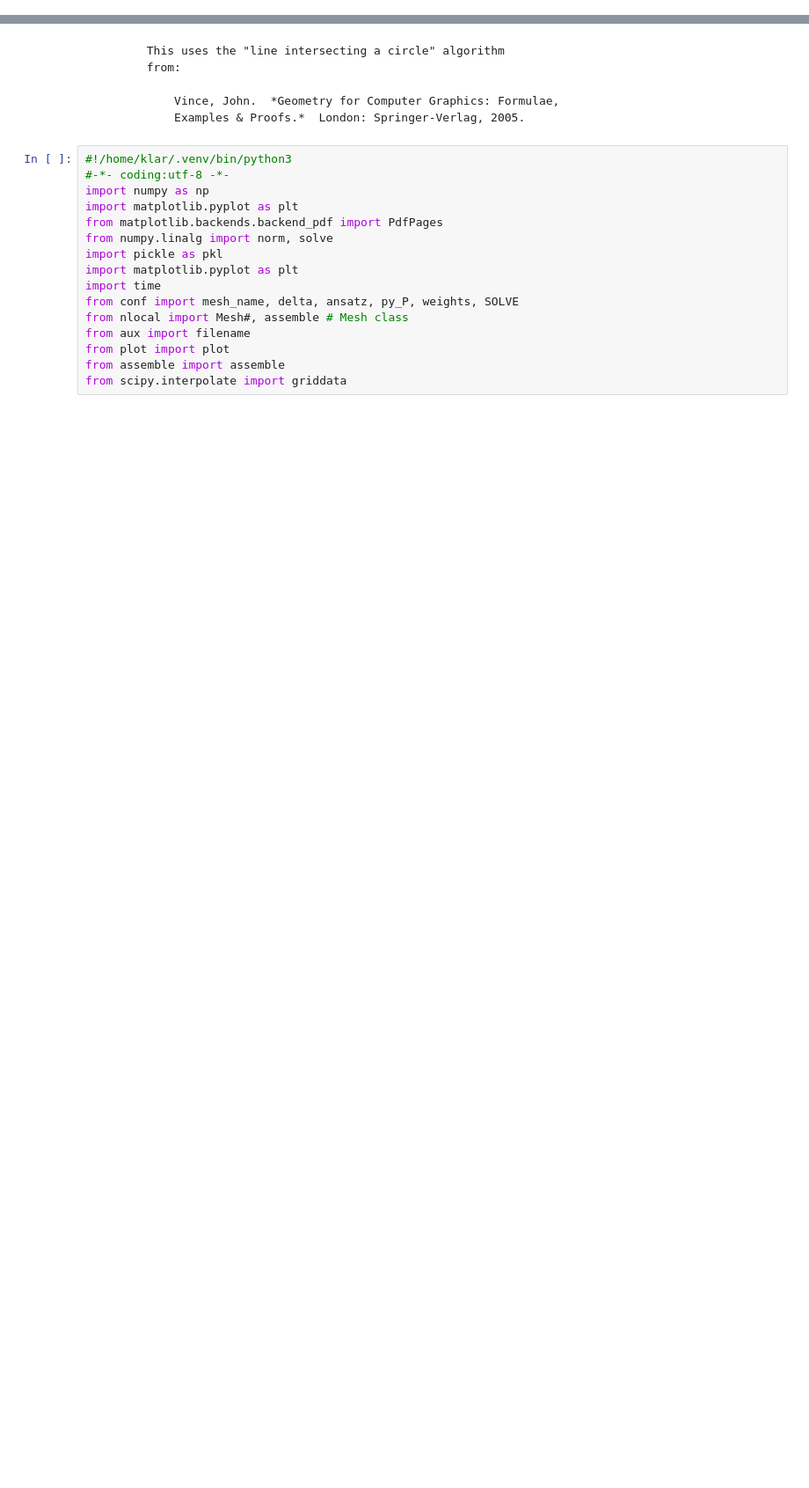
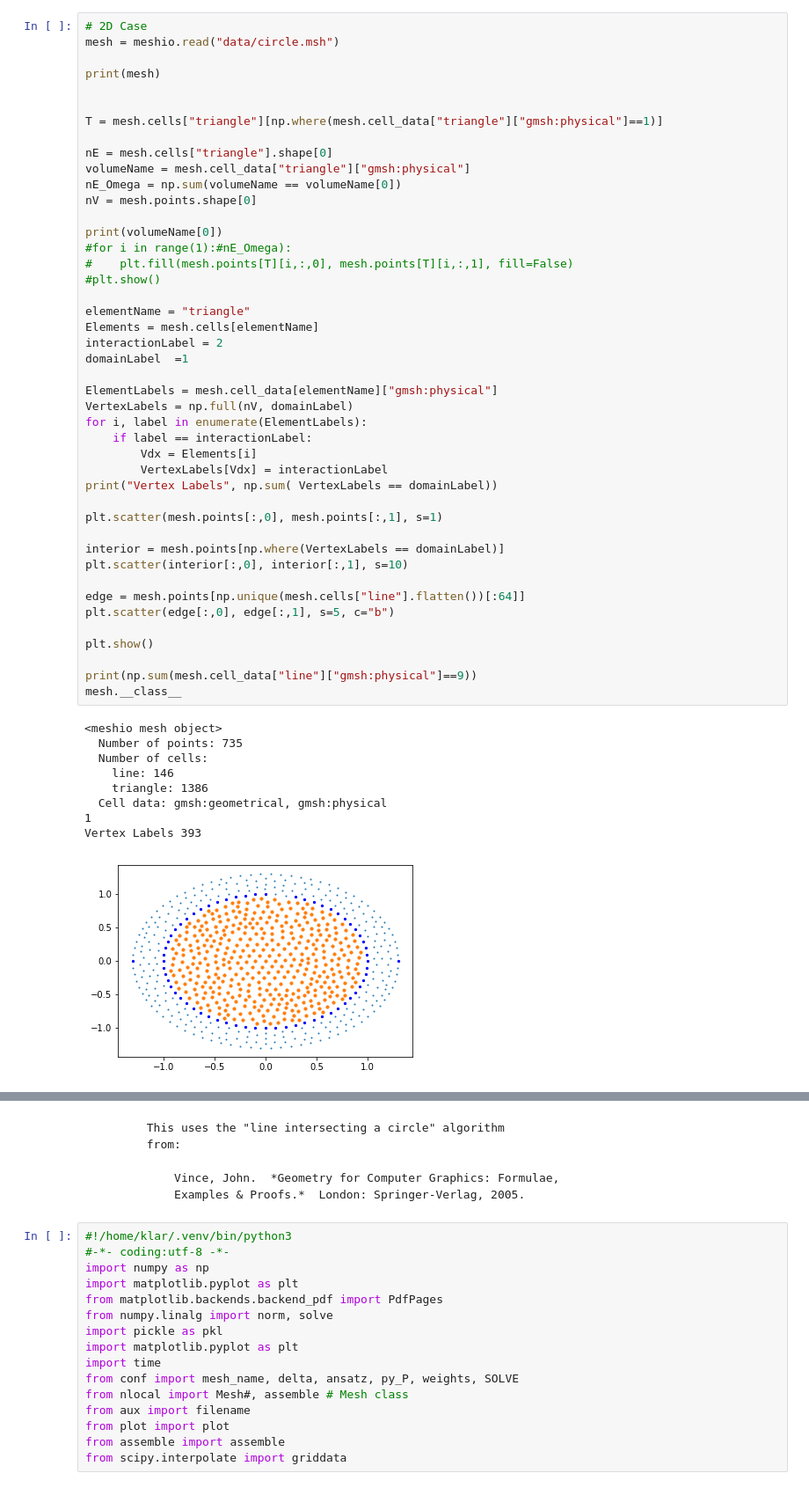
Before and after one commit to cagau/nlfem, a Jupyter notebook: Notes.ipynb, the cells around one changed output, grey strips where cells are left out. Shown: that part at 88% size. Saved outputs shown, nothing was run; the diff lists cells and outputs as text; blank space fills up the shorter version.

```diff
--- a/Notes.ipynb
+++ b/Notes.ipynb
@@ -0,0 +47,54 @@
+# %%
+# 2D Case
+mesh = meshio.read("data/circle.msh")
+
+print(mesh)
+
+
+T = mesh.cells["triangle"][np.where(mesh.cell_data["triangle"]["gmsh:physical"]==1)]
+
+nE = mesh.cells["triangle"].shape[0]
+volumeName = mesh.cell_data["triangle"]["gmsh:physical"]
+nE_Omega = np.sum(volumeName == volumeName[0])
+nV = mesh.points.shape[0]
+
+print(volumeName[0])
+#for i in range(1):#nE_Omega):
+#    plt.fill(mesh.points[T][i,:,0], mesh.points[T][i,:,1], fill=False)
+#plt.show()
+
+elementName = "triangle"
+Elements = mesh.cells[elementName]
+interactionLabel = 2
+domainLabel  =1
+
+ElementLabels = mesh.cell_data[elementName]["gmsh:physical"]
+VertexLabels = np.full(nV, domainLabel)
+for i, label in enumerate(ElementLabels):
+    if label == interactionLabel:
+        Vdx = Elements[i]
+        VertexLabels[Vdx] = interactionLabel
+print("Vertex Labels", np.sum( VertexLabels == domainLabel))
+
+plt.scatter(mesh.points[:,0], mesh.points[:,1], s=1)
+
+interior = mesh.points[np.where(VertexLabels == domainLabel)]
+plt.scatter(interior[:,0], interior[:,1], s=10)
+
+edge = mesh.points[np.unique(mesh.cells["line"].flatten())[:64]]
+plt.scatter(edge[:,0], edge[:,1], s=5, c="b")
+
+plt.show()
+
+print(np.sum(mesh.cell_data["line"]["gmsh:physical"]==9))
+mesh.__class__
+# %% [output]
+<meshio mesh object>
+  Number of points: 735
+  Number of cells:
+    line: 146
+    triangle: 1386
+  Cell data: gmsh:geometrical, gmsh:physical
+1
+Vertex Labels 393
+[figure, added]
```
Also changed, not shown: parts of 12 cells of this notebook, 18 other files.
